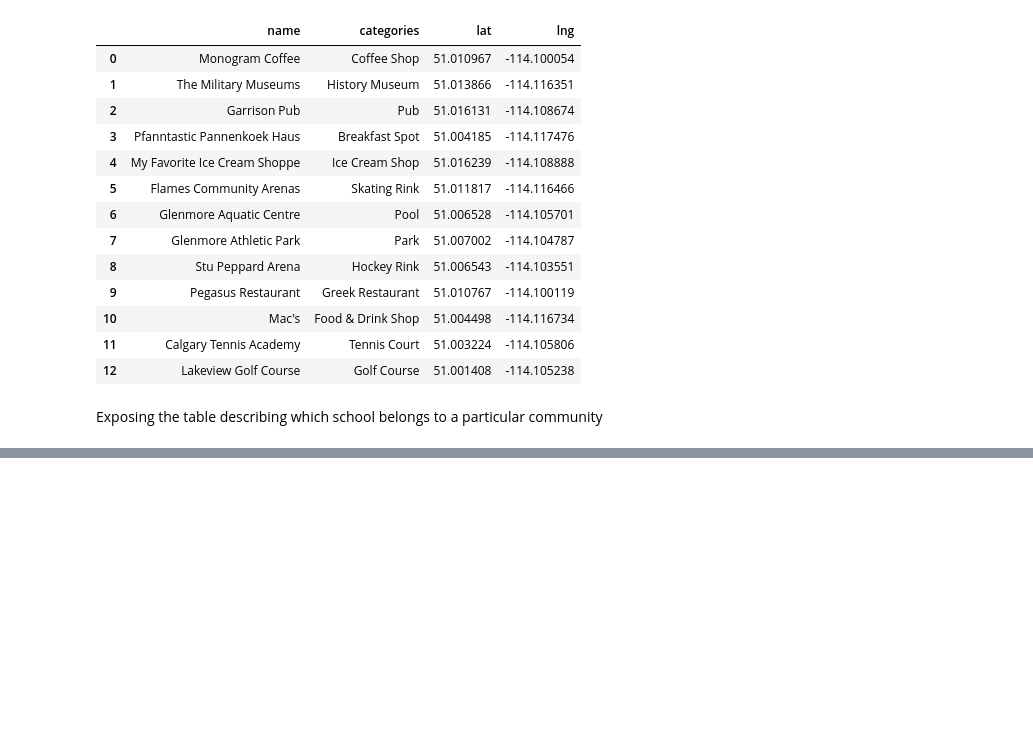
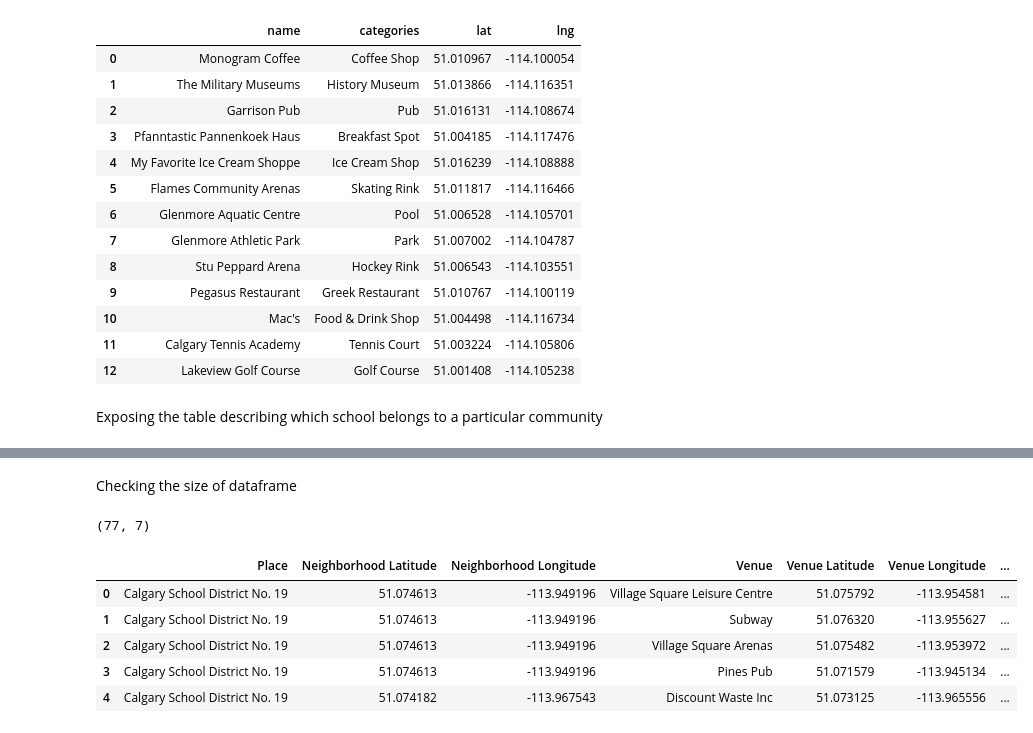
Before and after one commit to vch42754/Repository_for_Capstone, a Jupyter notebook: Assignment_week4.ipynb, the cells around one changed output, grey strips where cells are left out. Saved outputs shown, nothing was run; the diff lists cells and outputs as text; code cells hidden in the pictures; blank space fills up the shorter version.

```diff
--- a/Assignment_week4.ipynb
+++ b/Assignment_week4.ipynb
@@ -375,0 +555,5 @@ downtown_onehot.head()
+# %%
+whitehorn_venues = getNearbyVenues(names=whitehorn_data['BOARD'],
+                                   latitudes=whitehorn_data['latitude'],
+                                   longitudes=whitehorn_data['longitude']
+                                  )
@@ -375,0 +578,13 @@ downtown_onehot.head()
+# %% [markdown]
+Checking the size of dataframe
+# %%
+print(whitehorn_venues.shape)
+whitehorn_venues.head()
+# %% [output]
+(77, 7)
+|  | Place | Neighborhood Latitude | Neighborhood Longitude | Venue | Venue Latitude | Venue Longitude | ... |
+| 0 | Calgary School District No. 19 | 51.074613 | -113.949196 | Village Square Leisure Centre | 51.075792 | -113.954581 | ... |
+| 1 | Calgary School District No. 19 | 51.074613 | -113.949196 | Subway | 51.076320 | -113.955627 | ... |
+| 2 | Calgary School District No. 19 | 51.074613 | -113.949196 | Village Square Arenas | 51.075482 | -113.953972 | ... |
+| 3 | Calgary School District No. 19 | 51.074613 | -113.949196 | Pines Pub | 51.071579 | -113.945134 | ... |
+| 4 | Calgary School District No. 19 | 51.074182 | -113.967543 | Discount Waste Inc | 51.073125 | -113.965556 | ... |
```
Also changed, not shown: parts of 34 cells of this notebook.
